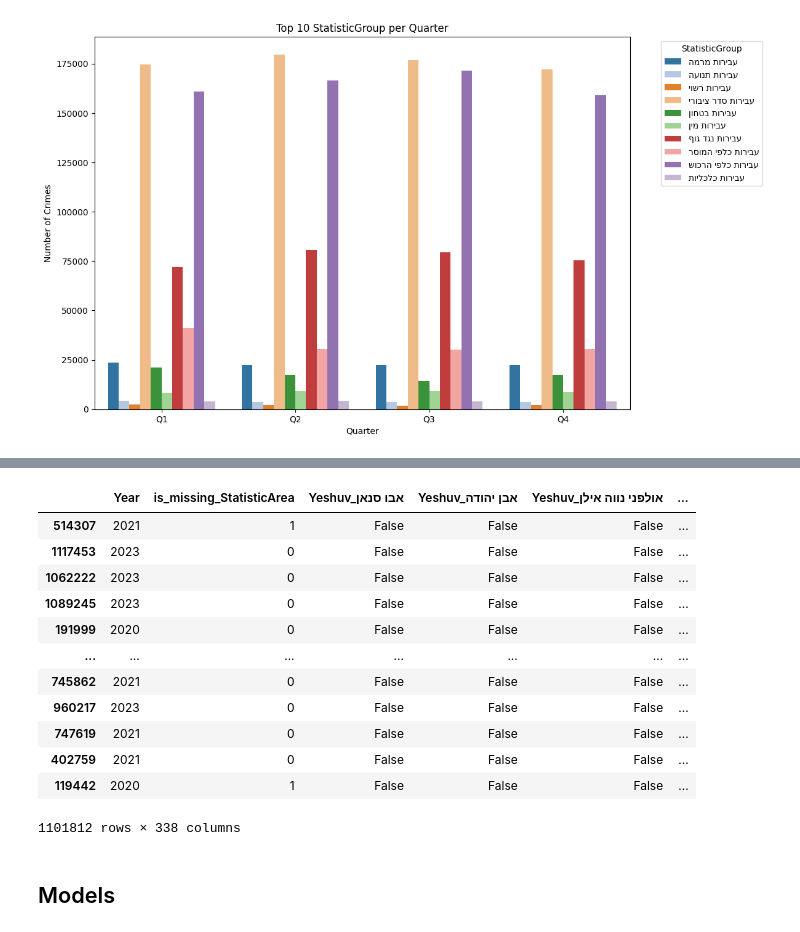
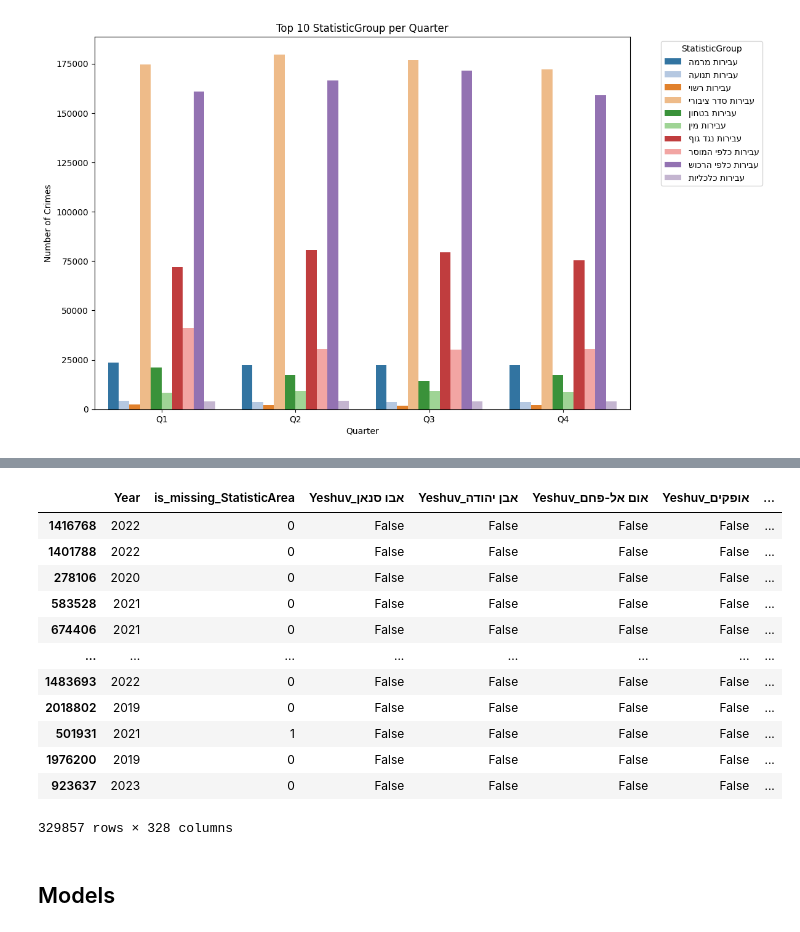
Before and after one commit to orifelszer/CrimeData, a Jupyter notebook: Preprocessing.ipynb, the cells around one changed output, grey strips where cells are left out. Cells and saved outputs as stored; diff of their text form; code cells hidden in the pictures.

```diff
--- a/Preprocessing.ipynb
+++ b/Preprocessing.ipynb
@@ -274,12 +258,7 @@ X_train, X_test, y_train, y_test = train_test_split(
 y_train_text = statistic_group_kod.loc[X_train.index]
 y_test_text = statistic_group_kod.loc[X_test.index]
 # %%
-def Preprocessing(datasets, train_mappings=None):
-    #Analyze Missing Data for Each Year:
-    missing_data_report = pd.DataFrame({
-    'Missing Values': datasets.isnull().sum(),
-    'Missing Percentage': (datasets.isnull().sum() / len(datasets)) * 100})
-    print(missing_data_report)
+def Preprocessing(datasets, train_mappings=None, scaler=None, fit_scaler=False):
 
     # חישוב מיפויים אם אין train_mappings
     if train_mappings is None:
@@ -323,13 +302,8 @@ def Preprocessing(datasets, train_mappings=None):
     #However, upon closer inspection, we found that these rows represent the same complainant reporting multiple charges in the StatisticGroup.
     #To handle this, we can apply one-hot encoding to the StatisticGroup column, allowing each charge to be represented as a separate feature.
 
+    #Encoding the Data
     categorical_columns = ['Yeshuv', 'PoliceStation']
-    for column in categorical_columns:
-        rare_categories = datasets[column].value_counts()
-        rare_categories = rare_categories[rare_categories < 10].index  # קטגוריות עם פחות מ-10 שורות
-        datasets = datasets[~datasets[column].isin(rare_categories)]
-
-    #Encoding the Data
     data_encoded = pd.get_dummies(datasets, columns=categorical_columns, drop_first=True)
 
     #Removing the duplicaite rows
@@ -343,18 +317,29 @@ def Preprocessing(datasets, train_mappings=None):
     data_encoded['YeshuvCrimeRate'] = datasets.groupby('Yeshuv')['Yeshuv'].transform('count')
     data_encoded['CrimeTrend'] = data_encoded.groupby('Year')['Year'].transform('count')
 
+    # # נרמול ערכים מספריים
+    # scaler = MinMaxScaler()
+    # numeric_columns = ['YeshuvCrimeRate', 'CrimeTrend']
+    # data_encoded[numeric_columns] = scaler.fit_transform(data_encoded[numeric_columns])
+
     # נרמול ערכים מספריים
-    scaler = MinMaxScaler()
     numeric_columns = ['YeshuvCrimeRate', 'CrimeTrend']
-    data_encoded[numeric_columns] = scaler.fit_transform(data_encoded[numeric_columns])
+    if scaler is None:
+        scaler = MinMaxScaler()
+    if fit_scaler:
+        data_encoded[numeric_columns] = scaler.fit_transform(data_encoded[numeric_columns])
+    else:
+        data_encoded[numeric_columns] = scaler.transform(data_encoded[numeric_columns])
 
     #Now we can remove the ID column
     data_encoded = data_encoded.drop(columns=['FictiveIDNumber','Quarter'], errors='ignore')
 
-    return data_encoded, train_mappings
+    return data_encoded, train_mappings, scaler
 # %%
 # ניקוי סט האימון ויצירת מיפויים
-X_train_cleaned, train_mappings = Preprocessing(X_train)
+# X_train_cleaned, train_mappings = Preprocessing(X_train)
+X_train_cleaned, train_mappings, scaler = Preprocessing(X_train, fit_scaler=True)
 
 # ניקוי סט הבדיקה תוך שימוש במיפויים שנוצרו בסט האימון
-X_test_cleaned, _ = Preprocessing(X_test, train_mappings=train_mappings)
+# X_test_cleaned, _ = Preprocessing(X_test, train_mappings=train_mappings)
+X_test_cleaned, _, _ = Preprocessing(X_test, train_mappings=train_mappings, scaler=scaler)
@@ -385,16 +354,16 @@ y_test = y_test
 # %%
-X_train
+X_test
 # %% [output]
-|  | Year | is_missing_StatisticArea | Yeshuv_אבו סנאן | Yeshuv_אבן יהודה | Yeshuv_אולפני נווה אילן | ... |
-| 514307 | 2021 | 1 | False | False | False | ... |
-| 1117453 | 2023 | 0 | False | False | False | ... |
-| 1062222 | 2023 | 0 | False | False | False | ... |
-| 1089245 | 2023 | 0 | False | False | False | ... |
-| 191999 | 2020 | 0 | False | False | False | ... |
-| ... | ... | ... | ... | ... | ... | ... |
-| 745862 | 2021 | 0 | False | False | False | ... |
-| 960217 | 2023 | 0 | False | False | False | ... |
-| 747619 | 2021 | 0 | False | False | False | ... |
-| 402759 | 2021 | 0 | False | False | False | ... |
-| 119442 | 2020 | 1 | False | False | False | ... |
+|  | Year | is_missing_StatisticArea | Yeshuv_אבו סנאן | Yeshuv_אבן יהודה | Yeshuv_אום אל-פחם | Yeshuv_אופקים | ... |
+| 1416768 | 2022 | 0 | False | False | False | False | ... |
+| 1401788 | 2022 | 0 | False | False | False | False | ... |
+| 278106 | 2020 | 0 | False | False | False | False | ... |
+| 583528 | 2021 | 0 | False | False | False | False | ... |
+| 674406 | 2021 | 0 | False | False | False | False | ... |
+| ... | ... | ... | ... | ... | ... | ... | ... |
+| 1483693 | 2022 | 0 | False | False | False | False | ... |
+| 2018802 | 2019 | 0 | False | False | False | False | ... |
+| 501931 | 2021 | 1 | False | False | False | False | ... |
+| 1976200 | 2019 | 0 | False | False | False | False | ... |
+| 923637 | 2023 | 0 | False | False | False | False | ... |
-1101812 rows × 338 columns
+329857 rows × 328 columns
```
Also changed, not shown: parts of 9 cells of this notebook.
